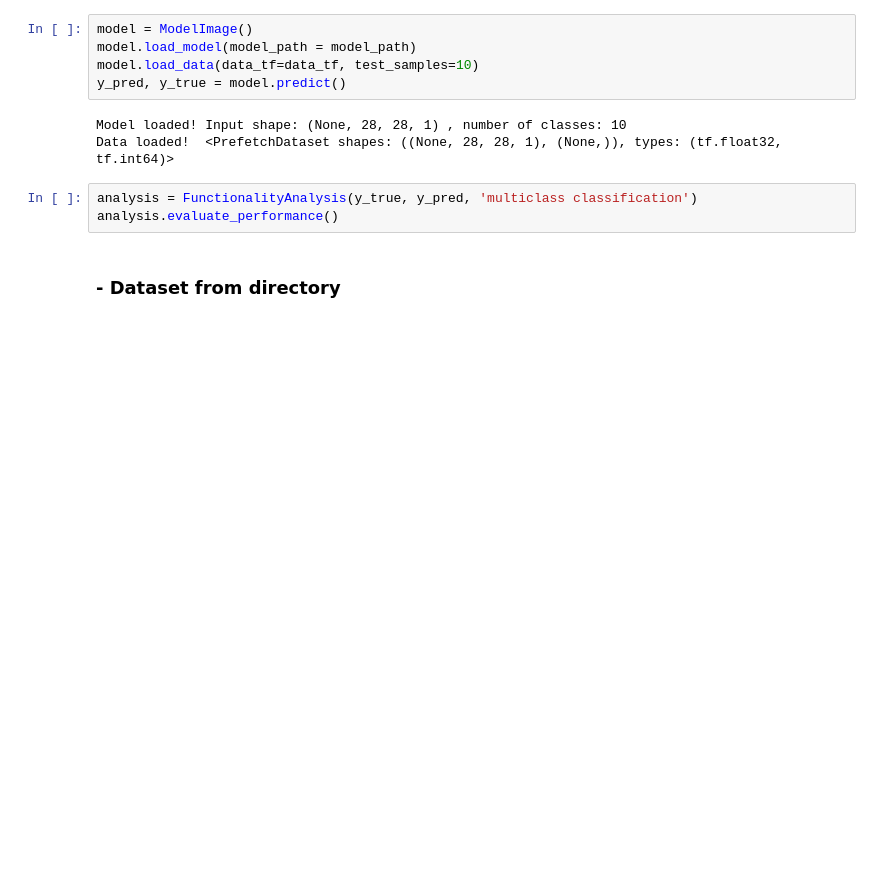
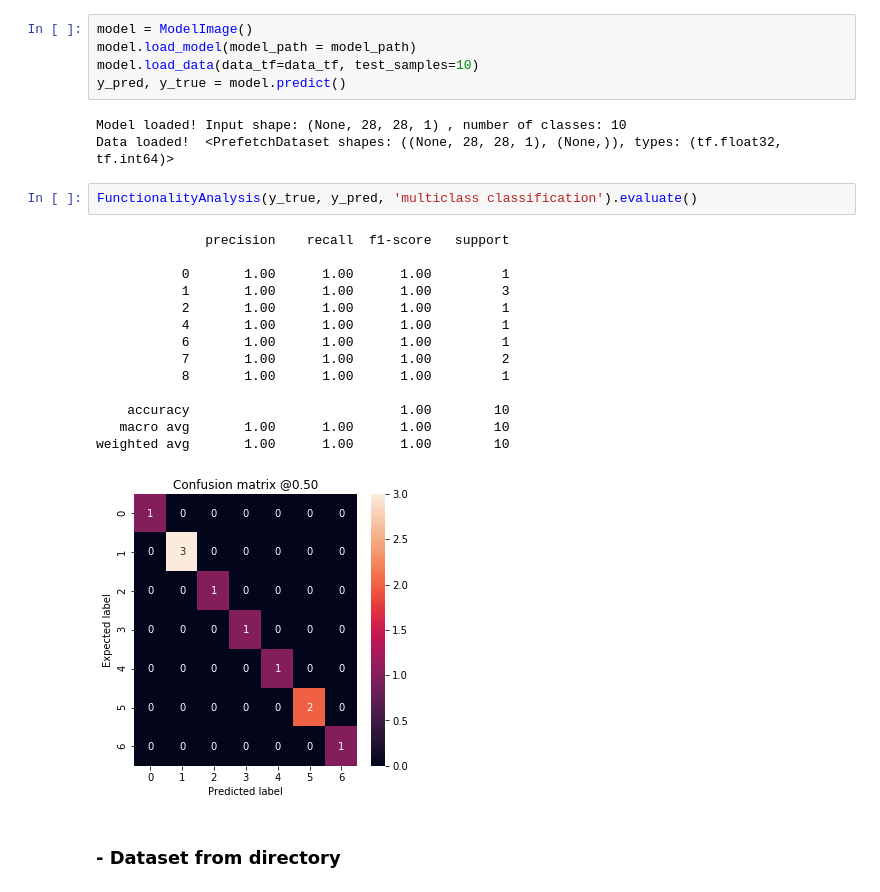
Before and after one commit to mariagrandury/ml-model-quality-analysis, a Jupyter notebook: quality_report.ipynb, the cells around one changed output. Cells and saved outputs as stored; diff of their text form; blank space fills up the shorter version.

```diff
--- a/quality_report.ipynb
+++ b/quality_report.ipynb
@@ -59,8 +51,22 @@ y_pred, y_true = model.predict()
 Model loaded! Input shape: (None, 28, 28, 1) , number of classes: 10
 Data loaded!  <PrefetchDataset shapes: ((None, 28, 28, 1), (None,)), types: (tf.float32, tf.int64)>
 # %%
-analysis = FunctionalityAnalysis(y_true, y_pred, 'multiclass classification')
-analysis.evaluate_performance()
+FunctionalityAnalysis(y_true, y_pred, 'multiclass classification').evaluate()
+# %% [output]
+              precision    recall  f1-score   support
+
+           0       1.00      1.00      1.00         1
+           1       1.00      1.00      1.00         3
+           2       1.00      1.00      1.00         1
+           4       1.00      1.00      1.00         1
+           6       1.00      1.00      1.00         1
+           7       1.00      1.00      1.00         2
+           8       1.00      1.00      1.00         1
+
+    accuracy                           1.00        10
+   macro avg       1.00      1.00      1.00        10
+weighted avg       1.00      1.00      1.00        10
+[figure, added]
 # %% [markdown]
 ### - Dataset from directory
 # %%
```
Also changed, not shown: parts of 7 cells of this notebook, 1 other file.
